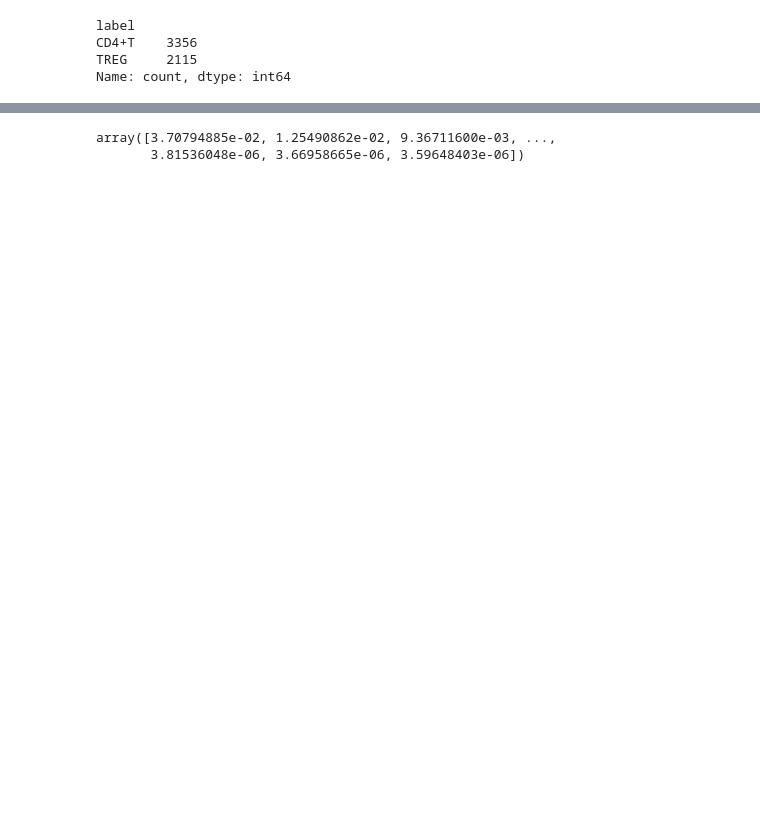
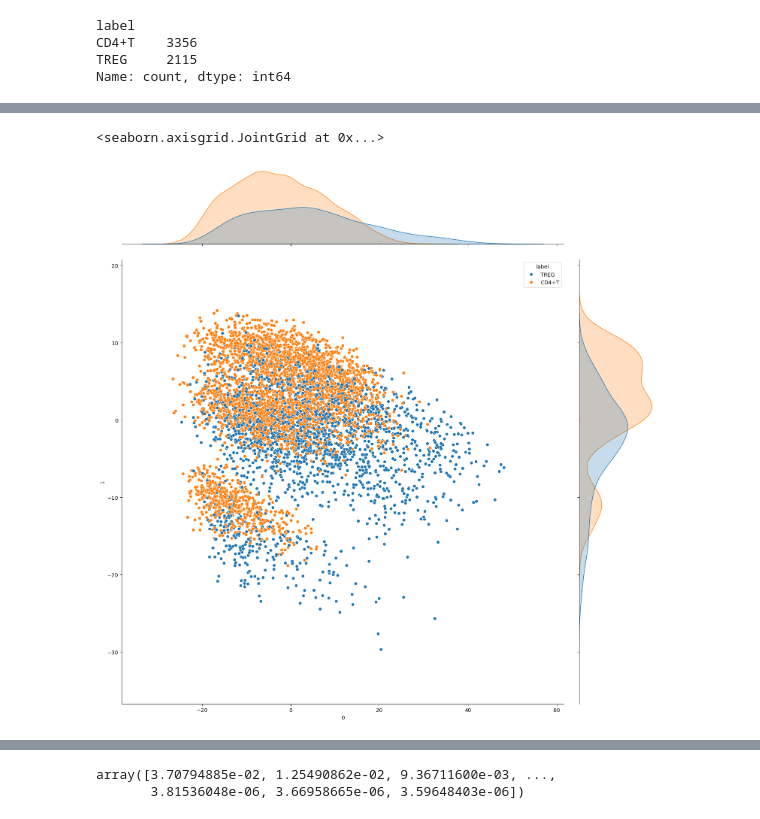
Before and after one commit to NeuralWave42/ST443-Project, a Jupyter notebook: prelim_analysis.ipynb, the cells around one changed output, grey strips where cells are left out. Saved outputs shown, nothing was run; the diff lists cells and outputs as text; code cells hidden in the pictures; blank space fills up the shorter version.

```diff
--- a/prelim_analysis.ipynb
+++ b/prelim_analysis.ipynb
@@ -107,7 +98,7 @@ scaler.fit(X)
 X_standardized = scaler.transform(X)
 
 #This is PCA
-pca = decomposition.PCA(n_components=10)
+pca = decomposition.PCA(n_components=2)
 pca_x_component = pca.fit_transform(X_standardized)
 
 df_pca_x = pd.DataFrame(pca_x_component)
@@ -133,3 +108,7 @@ df_pca_x
 # %%
-#sns.jointplot(data=df_pca_2, x=0, y=1, hue="label")
+# Not in final report.
+sns.jointplot(data=df_pca_x, x=0, y=1, hue="label",height=15)
+# %% [output]
+<seaborn.axisgrid.JointGrid at 0x...>
+[figure, added]
 # %% [markdown]
```
Also changed, not shown: parts of 30 cells of this notebook, 7 other files.
